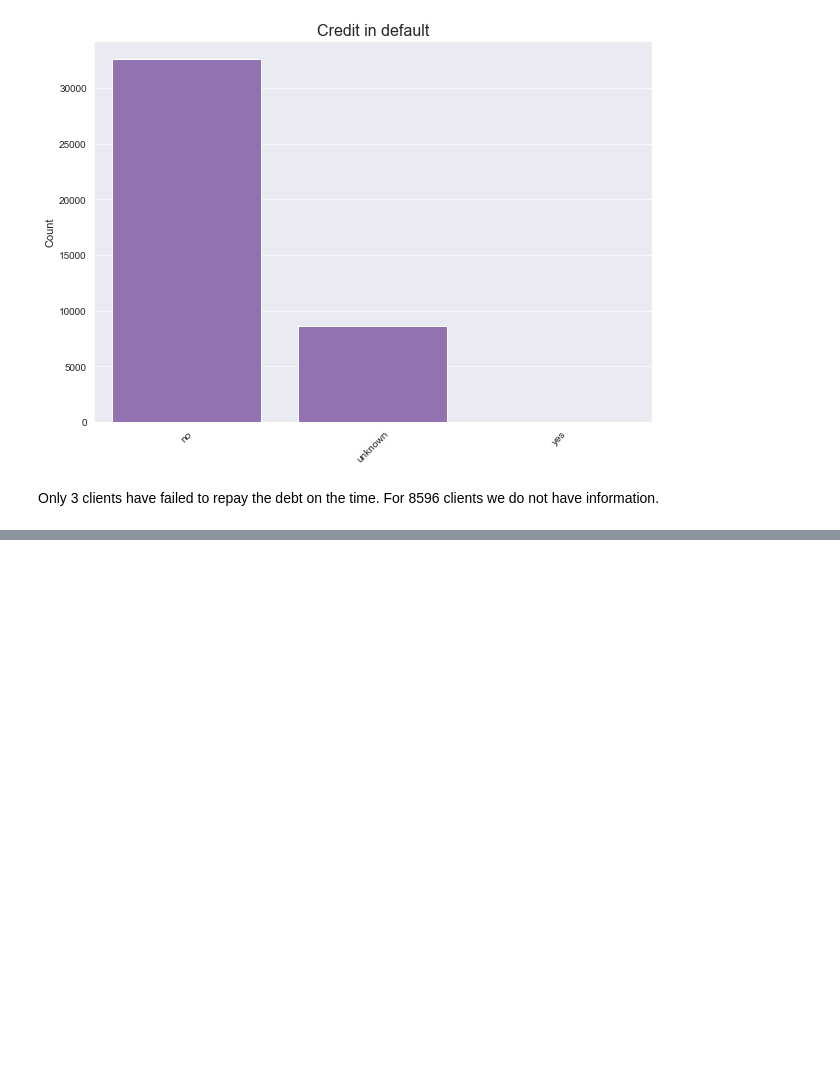
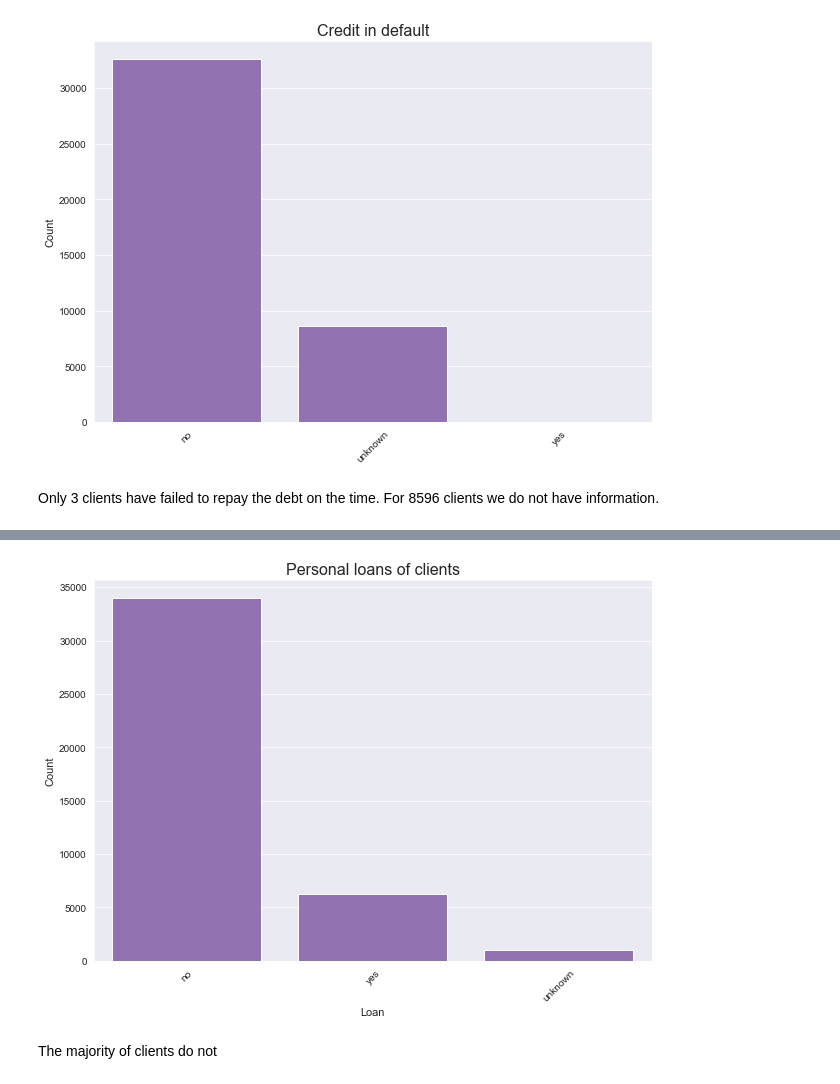
Before and after one commit to Janka93/Bank-Marketing-Campaign, a Jupyter notebook: Bank Marketing.ipynb, the cells around one changed output, grey strips where cells are left out. Saved outputs shown, nothing was run; the diff lists cells and outputs as text; code cells hidden in the pictures; blank space fills up the shorter version.

```diff
--- a/Bank Marketing.ipynb
+++ b/Bank Marketing.ipynb
@@ -328,0 +353,7 @@ Only 3 clients have failed to repay the debt on the time. For 8596 clients we do
+# %%
+labels = {'title':'Personal loans of clients','xlabel':'Loan','ylabel':'Count'}
+create_countplot(data.loan, order = data.loan, color = base_color, **labels);
+# %% [output]
+[figure, added]
+# %% [markdown]
+The majority of clients do not
```
Also changed, not shown: parts of 5 cells of this notebook.
